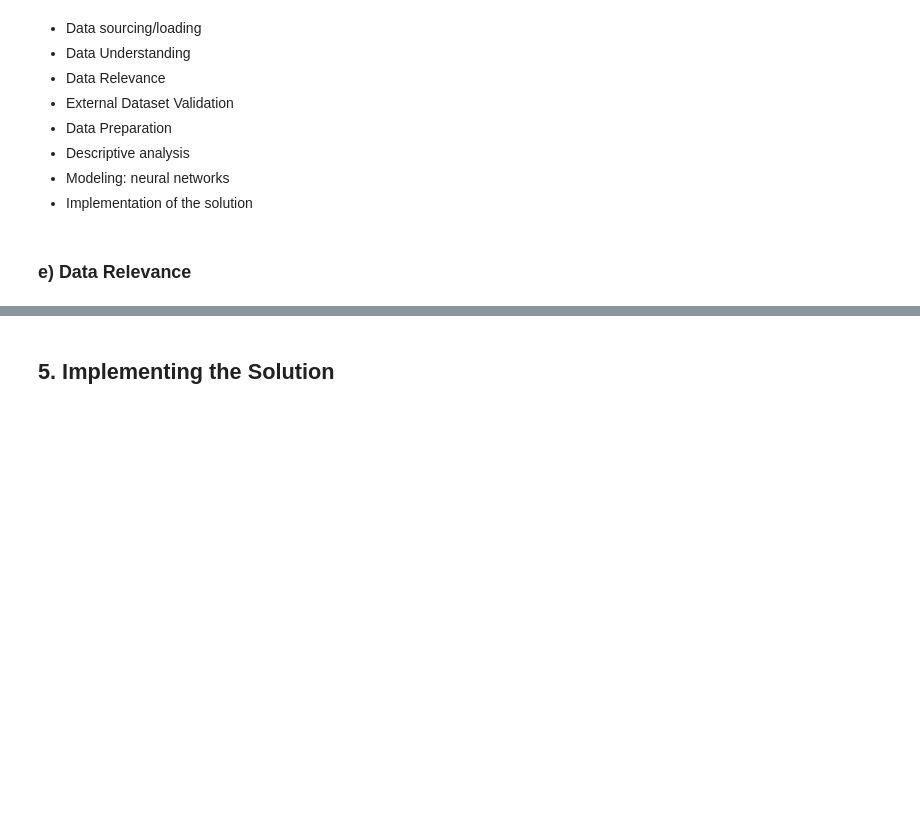
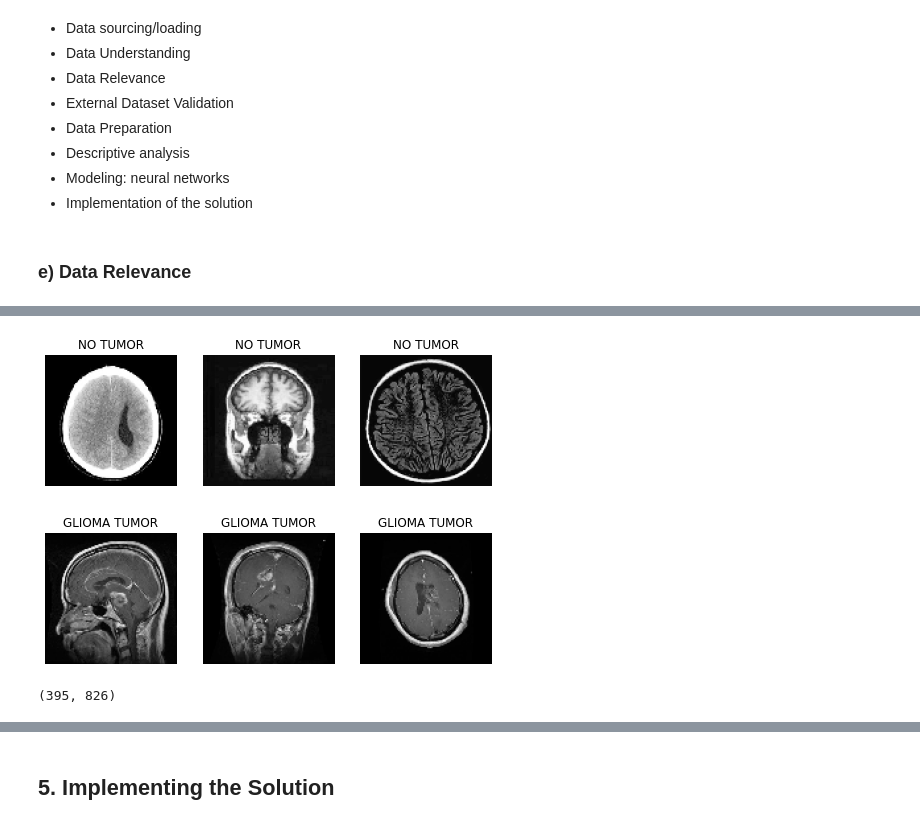
Before and after one commit to CHRISTOROMO/BRAIN-TUMOR-DETECTION-USING-NEURAL-NETWORK, a Jupyter notebook: Brain_Tumor_Classsification.ipynb, the cells around one changed output, grey strips where cells are left out. Saved outputs shown, nothing was run; the diff lists cells and outputs as text; code cells hidden in the pictures; blank space fills up the shorter version.

```diff
--- a/Brain_Tumor_Classsification.ipynb
+++ b/Brain_Tumor_Classsification.ipynb
@@ -51,0 +97,43 @@ We shall assume the data is accurate
+# %%
+train_dir = "/content/gdrive/MyDrive/Core/Machine Learning/Project/Datasets/Training/" # image folder
+# get the list of jpgs from sub image class folders
+def get_images(base_dir, path, extenstion = ".jpg"):
+  return [fn for fn in os.listdir(f'{base_dir}{path}') if fn.endswith(extenstion)]
+
+no_tumor_imgs = get_images(train_dir, "no_tumor")
+glioma_imgs = get_images(train_dir, "glioma_tumor")
+meningioma_imgs = get_images(train_dir, "meningioma_tumor")
+pituitary_imgs = get_images(train_dir, "pituitary_tumor")
+
+# randomly select 3 of each
+def random_select(image):
+  return np.random.choice(image, 3, replace = False)
+
+select_no_tumor = random_select(no_tumor_imgs)
+select_glioma = random_select(glioma_imgs)
+select_meningioma = random_select(meningioma_imgs)
+select_pituitary = random_select(pituitary_imgs)
+
+# plotting 2 x 3 image matrix
+fig = plt.figure(figsize = (8,6))
+for i in range(6):
+    if i < 3:
+        fp = f'{train_dir}/no_tumor/{select_no_tumor[i]}'
+        label = 'NO TUMOR'
+    else:
+        fp = f'{train_dir}/glioma_tumor/{select_glioma[i-3]}'
+        label = 'GLIOMA TUMOR'
+    ax = fig.add_subplot(2, 3, i+1)
+
+    # to plot without rescaling, remove target_size
+    fn = load_img(fp, target_size = (100,100), color_mode='grayscale')
+    plt.imshow(fn, cmap='Greys_r')
+    plt.title(label)
+    plt.axis('off')
+plt.show()
+
+# also check the number of files here
+len(no_tumor_imgs), len(glioma_imgs)
+# %% [output]
+[figure, added]
+(395, 826)
```
Also changed, not shown: parts of 78 cells of this notebook.
